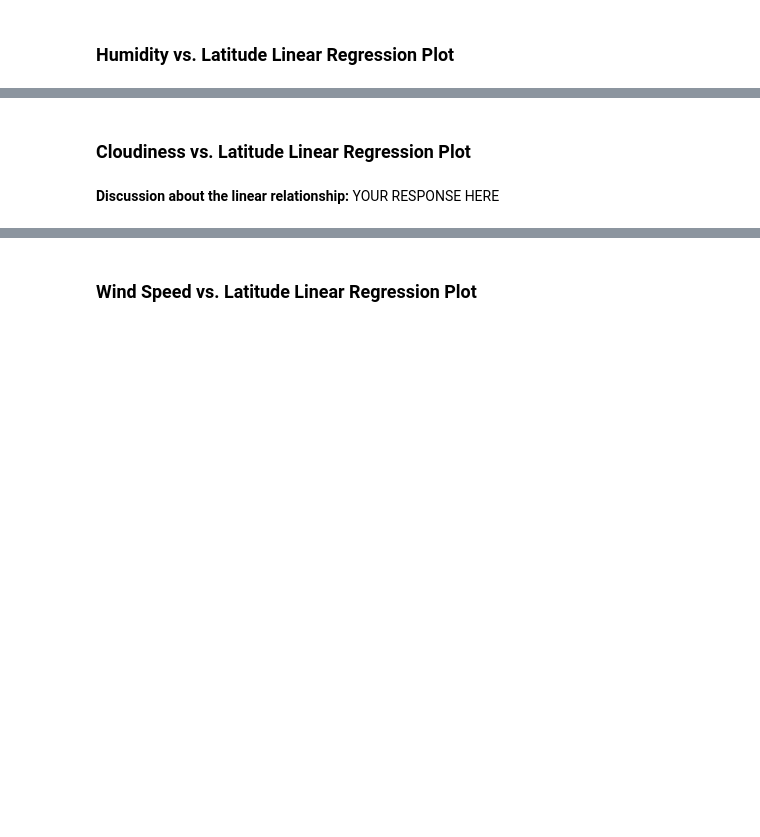
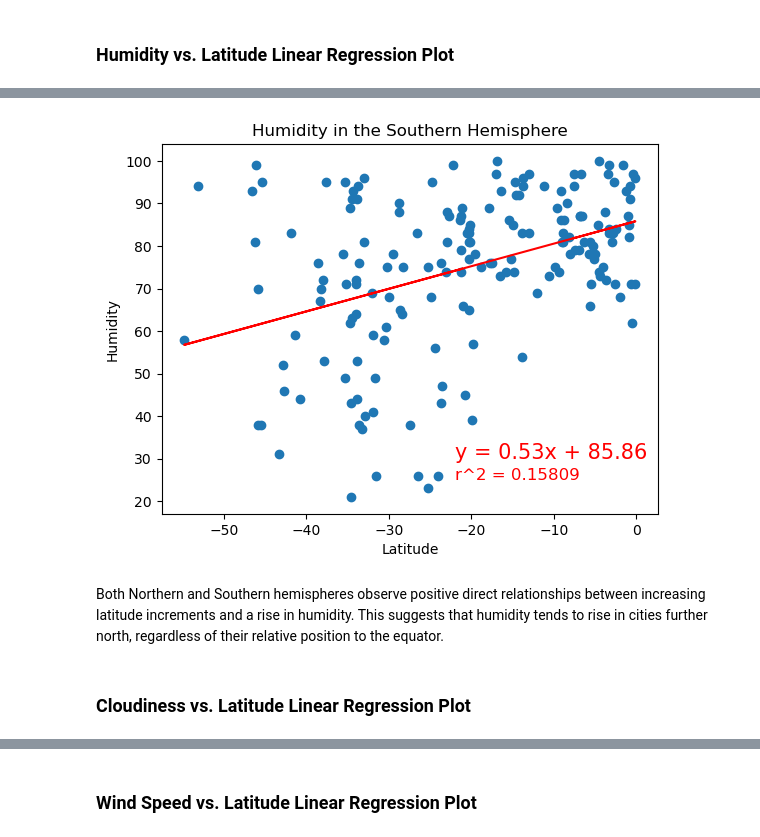
Before and after one commit to ShoaibFarooqui/python-api-challenge, a Jupyter notebook: Weather-API-Demo/starter_code/WeatherPy.ipynb, the cells around one changed output, grey strips where cells are left out. Cells and saved outputs as stored; diff of their text form; code cells hidden in the pictures; blank space fills up the shorter version.

```diff
--- a/Weather-API-Demo/starter_code/WeatherPy.ipynb
+++ b/Weather-API-Demo/starter_code/WeatherPy.ipynb
@@ -354,2 +364,22 @@ Meanwhile, the southern hemisphere follows a concurrent trend with a linear regr
+# %%
+# Southern Hemisphere
+x_axis = southern_hemi_df["Lat"]
+y_axis = southern_hemi_df["Humidity"]
+(slope, intercept, rvalue, pvalue, stderr) = linregress(x_axis, y_axis)
+regress_values = x_axis * slope + intercept
+line_eq = "y = " + str(round(slope,2)) + "x + " + str(round(intercept,2))
+
+plt.title("Humidity in the Southern Hemisphere")
+plt.xlabel("Latitude")
+plt.ylabel("Humidity")
+plt.scatter(x_axis, y_axis)
+plt.plot(x_axis, regress_values, color='red')
+plt.annotate(line_eq,(-22,30),fontsize=15,color="red")
+plt.annotate(f'''r^2 = {round(rvalue**2,5)}''',(-22,25),fontsize=12,color='red')
+plt.show()
+# %% [output]
+[figure, added]
+# %% [markdown]
+Both Northern and Southern hemispheres observe positive direct relationships between increasing latitude increments and a rise in humidity. This suggests that humidity tends to rise in cities further north, regardless of their relative position to the equator.
 # %% [markdown]
 ### Cloudiness vs. Latitude Linear Regression Plot
@@ -362,2 +385,0 @@ Meanwhile, the southern hemisphere follows a concurrent trend with a linear regr
-# %% [markdown]
-**Discussion about the linear relationship:** YOUR RESPONSE HERE
```
Also changed, not shown: parts of 9 cells of this notebook.
